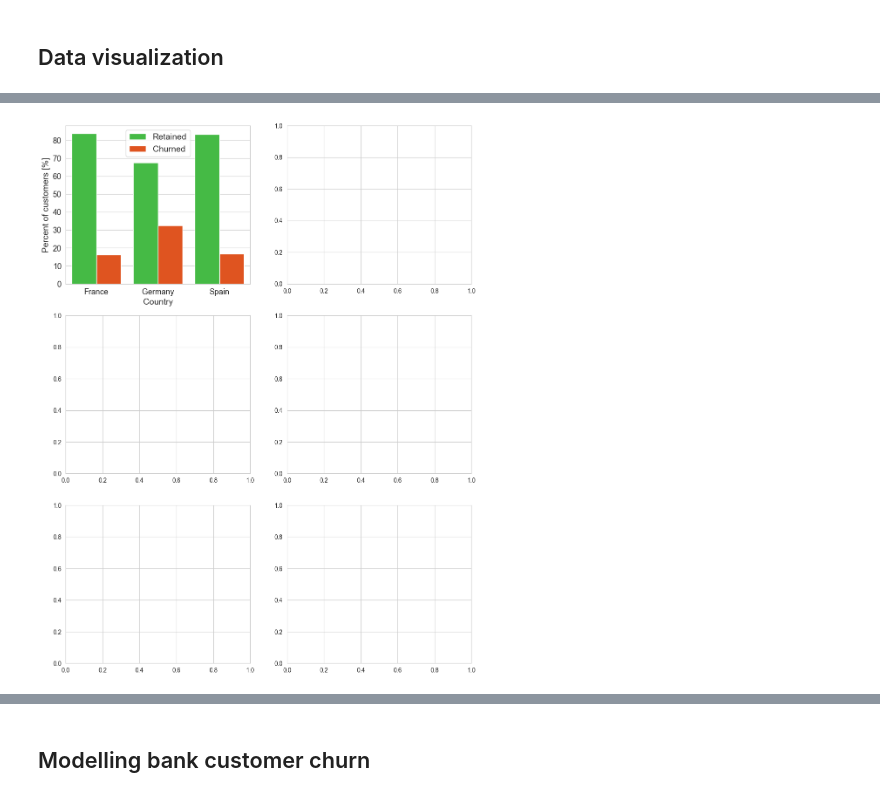
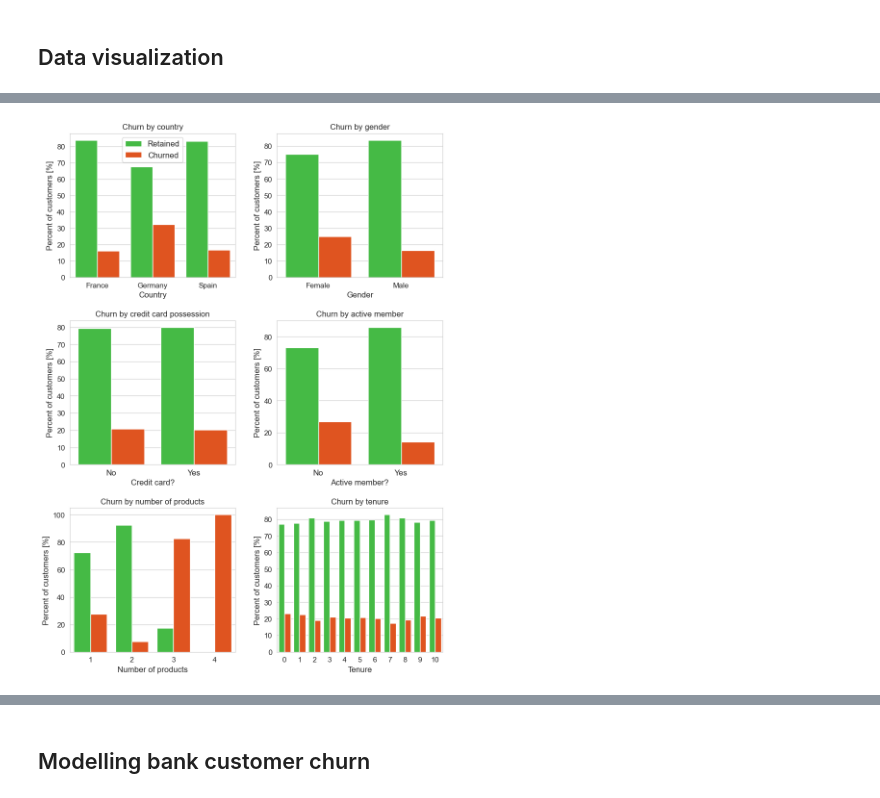
Before and after one commit to suleenwong/Bank-Customer-Churn-Analysis, a Jupyter notebook: churn_prediction_notebook.ipynb, the cells around one changed output, grey strips where cells are left out. Cells and saved outputs as stored; diff of their text form; code cells hidden in the pictures.

```diff
--- a/churn_prediction_notebook.ipynb
+++ b/churn_prediction_notebook.ipynb
@@ -151,0 +154,7 @@ and the categorical variables are:
+# %%
+fig, ax = plt.subplots(figsize=(4.5,4.5))
+plt.pie(df['churn'].value_counts(), explode=(0, 0.1), autopct='%1.1f%%', textprops={'color':"w",'size':14},
+        shadow=True, startangle=90, colors=["limegreen", "orangered"], labels=["Retained","Churned"])
+plt.legend(fontsize=14, loc='upper right', bbox_to_anchor=(1.35, 0.95))
+plt.title('Proportion of churned and retained customers',fontsize=14)
+plt.show()
@@ -218,63 +226,36 @@ def plot_subplots(ax, xlabel):
 # %%
-fontsize=14
+fontsize=12
+color_palette = ["limegreen","orangered"]
+
 sns.set_style("whitegrid")
-fig, ax = plt.subplots(3, 2, figsize=(12,16))
+fig, ax = plt.subplots(3, 2, figsize=(10,14))
 plt.subplot(3, 2, 1)
-ax=sns.barplot(x='country', y='percent', hue='churn', data=group_country, ci=None, palette=["limegreen", "orangered"])
-plot_subplots(ax, 'Country')
-# legend_labels, _= ax.get_legend_handles_labels()
-# ax.legend(legend_labels, ['Retained','Churned'], fontsize=fontsize)
-# plt.xticks(fontsize=fontsize-1)
-# plt.yticks(fontsize=fontsize-1)
-# plt.xlabel('Country', fontsize=fontsize)
-# plt.ylabel('Percent of customers [%]', fontsize=fontsize)
+ax=sns.barplot(x='country', y='percent', hue='churn', data=group_country, ci=None, palette=color_palette)
+plot_subplots(ax, fontsize, 'Country', 'Churn by country', legend=True)
 
-# plt.subplot(3, 2, 2)
-# sns.barplot(x='gender', y='percent', hue = 'churn', data = group_gender, palette=["limegreen", "orangered"])
-# plt.legend([],[], frameon=False)
-# plt.xticks(fontsize=fontsize-1)
-# plt.yticks(fontsize=fontsize-1)
-# plt.xlabel('Gender', fontsize=fontsize)
-# plt.ylabel('Percent of customers [%]', fontsize=fontsize)
+plt.subplot(3, 2, 2)
+ax=sns.barplot(x='gender', y='percent', hue = 'churn', data = group_gender, palette=color_palette)
+plot_subplots(ax, fontsize, 'Gender', 'Churn by gender', legend=False)
 
-# plt.subplot(3, 2, 3)
-# df_plot = df.groupby('credit_card')['churn'].value_counts(normalize=True).mul(100).rename('Percent').reset_index()
-# sns.barplot(x='credit_card', y='percent', hue = 'churn', data = group_credit_card, palette=["#00b4af", "#0f1c3f"])
-# plt.legend([],[], frameon=False)
-# plt.xticks(fontsize=fontsize-1)
-# plt.yticks(fontsize=fontsize-1)
-# plt.xticks([0, 1], ["No","Yes"])
-# plt.xlabel('Credit card?', fontsize=fontsize)
-# plt.ylabel('Percent of customers [%]', fontsize=fontsize)
+plt.subplot(3, 2, 3)
+ax=sns.barplot(x='credit_card', y='percent', hue = 'churn', data = group_credit_card, palette=color_palette)
+plot_subplots(ax, fontsize, 'Credit card?' ,'Churn by credit card possession', legend=False)
+plt.xticks([0, 1], ["No","Yes"], fontsize=fontsize)
 
-# plt.subplot(3, 2, 4)
-# #df_plot = df.groupby('active_member')['churn'].value_counts(normalize=True).mul(100).rename('Percent').reset_index()
-# sns.barplot(x='active_member', y='percent', hue = 'churn', data = group_active_member, palette=["#00b4af", "#0f1c3f"])
-# plt.legend([],[], frameon=False)
-# plt.xticks([0, 1], ["No","Yes"], fontsize=fontsize)
-# plt.yticks(fontsize=fontsize-1)
-# plt.xlabel('Active member?', fontsize=fontsize)
-# plt.ylabel('Percent of customers [%]', fontsize=fontsize)
+plt.subplot(3, 2, 4)
+ax=sns.barplot(x='active_member', y='percent', hue = 'churn', data = group_active_member, palette=color_palette)
+plot_subplots(ax, fontsize, 'Active member?' ,'Churn by active member', legend=False)
+plt.xticks([0, 1], ["No","Yes"], fontsize=fontsize)
 
-# plt.subplot(3, 2, 5)
-# df_plot = df.groupby('products_number')['churn'].value_counts(normalize=True).mul(100).rename('Percent').reset_index()
-# sns.barplot(x='products_number', y='percent', hue = 'churn', data = group_products_number, palette=["#00b4af", "#0f1c3f"])
-# plt.legend([],[], frameon=False)
-# plt.xticks(fontsize=fontsize-1)
-# plt.yticks(fontsize=fontsize-1)
-# plt.xlabel('Number of products', fontsize=fontsize)
-# plt.ylabel('Percent of customers [%]', fontsize=fontsize)
+plt.subplot(3, 2, 5)
+ax=sns.barplot(x='products_number', y='percent', hue = 'churn', data = group_products_number, palette=color_palette)
+plot_subplots(ax, fontsize, 'Number of products' ,'Churn by number of products', legend=False)
 
-# plt.subplot(3, 2, 6)
-# df_plot = df.groupby('tenure')['churn'].value_counts(normalize=True).mul(100).rename('Percent').reset_index()
-# sns.barplot(x='tenure', y='percent', hue = 'churn', data = group_tenure, palette=["#00b4af", "#0f1c3f"])
-# plt.legend([],[], frameon=False)
-# plt.xticks(fontsize=fontsize-1)
-# plt.yticks(fontsize=fontsize-1)
-# plt.xlabel('Tenure in years', fontsize=fontsize)
-# plt.ylabel('Percent of customers [%]', fontsize=fontsize)
+plt.subplot(3, 2, 6)
+ax=sns.barplot(x='tenure', y='percent', hue = 'churn', data = group_tenure, palette=color_palette)
+plot_subplots(ax, fontsize, 'Tenure' ,'Churn by tenure', legend=False)
 
-# plt.subplots_adjust(hspace=0.25, wspace=0.25)
-# plt.show()
+plt.subplots_adjust(hspace=0.3, wspace=0.25)
+plt.show()
 # %% [output]
-[figure, old version]
+[figure, new version]
```
Also changed, not shown: parts of 28 cells of this notebook.
